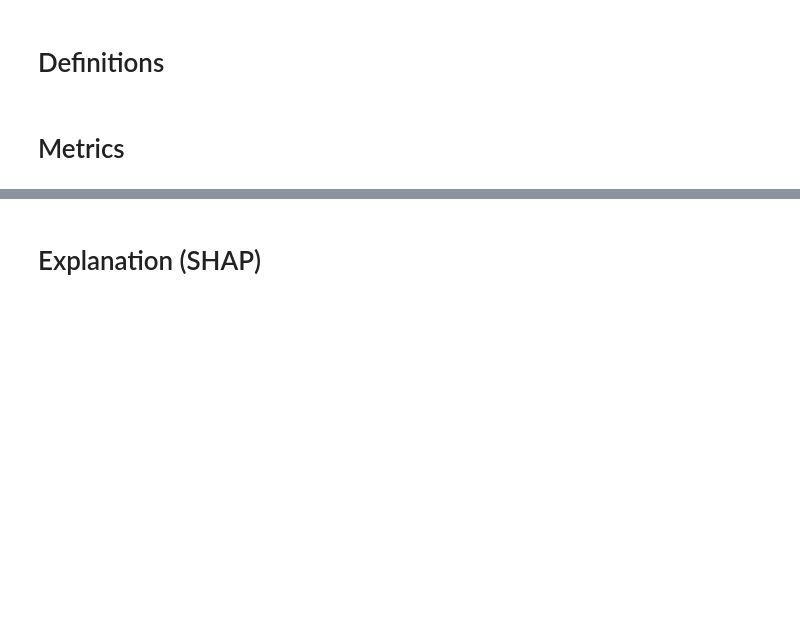
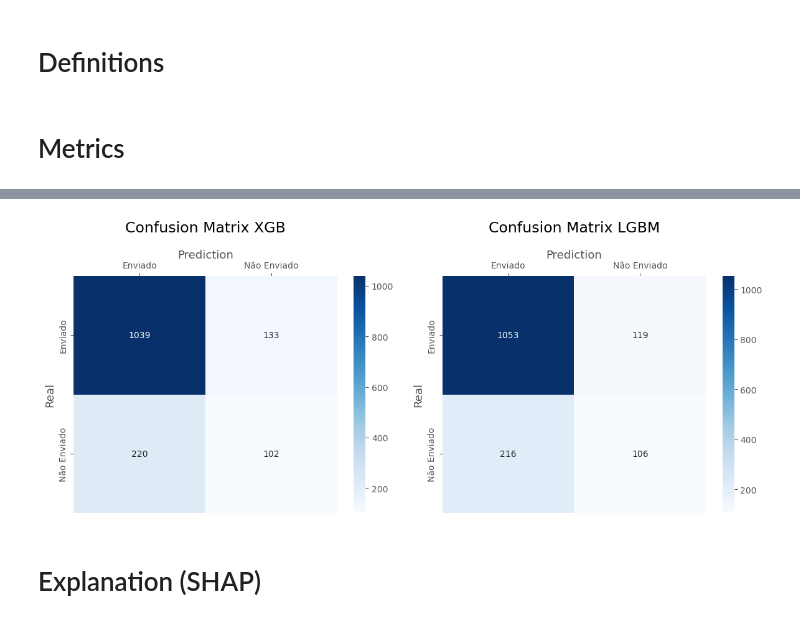
Before and after one commit to FelipeMarcelino/case_creditas, a Jupyter notebook: notebooks/results.ipynb, the cells around one changed output, grey strips where cells are left out. Cells and saved outputs as stored; diff of their text form; code cells hidden in the pictures; blank space fills up the shorter version.

```diff
--- a/notebooks/results.ipynb
+++ b/notebooks/results.ipynb
@@ -37,3 +90,39 @@ sns.catplot(
+# %%
+fig, axes = plt.subplots(1, 2, figsize=(12, 5))
+
+# First confusion matrix (XGB)
+sns.heatmap(cm_xgb,
+            annot=True,
+            fmt='g',
+            xticklabels=['Enviado', 'Não Enviado'],
+            yticklabels=['Enviado', 'Não Enviado'],
+            cmap="Blues",
+            ax=axes[0])  # Plot on the first axis
+axes[0].set_title('Confusion Matrix XGB', fontsize=17, pad=20)
+axes[0].set_ylabel('Real', fontsize=13)
+axes[0].set_xlabel('Prediction', fontsize=13)
+axes[0].xaxis.set_label_position('top')  # Move label on top
+axes[0].xaxis.tick_top()
+
+# Second confusion matrix (LGBM)
+sns.heatmap(cm_lgb,
+            annot=True,
+            fmt='g',
+            xticklabels=['Enviado', 'Não Enviado'],
+            yticklabels=['Enviado', 'Não Enviado'],
+            cmap="Blues",
+            ax=axes[1])  # Plot on the second axis
+axes[1].set_title('Confusion Matrix LGBM', fontsize=17, pad=20)
+axes[1].set_ylabel('Real', fontsize=13)
+axes[1].set_xlabel('Prediction', fontsize=13)
+axes[1].xaxis.set_label_position('top')  # Move label on top
+axes[1].xaxis.tick_top()
+
+# Adjust layout and show the plot
+plt.tight_layout()
+plt.show()
+# %% [output]
+[figure, added]
 # %% [markdown]
 # Explanation (SHAP)
 # %%
```
Also changed, not shown: parts of 18 cells of this notebook, 55 other files.
